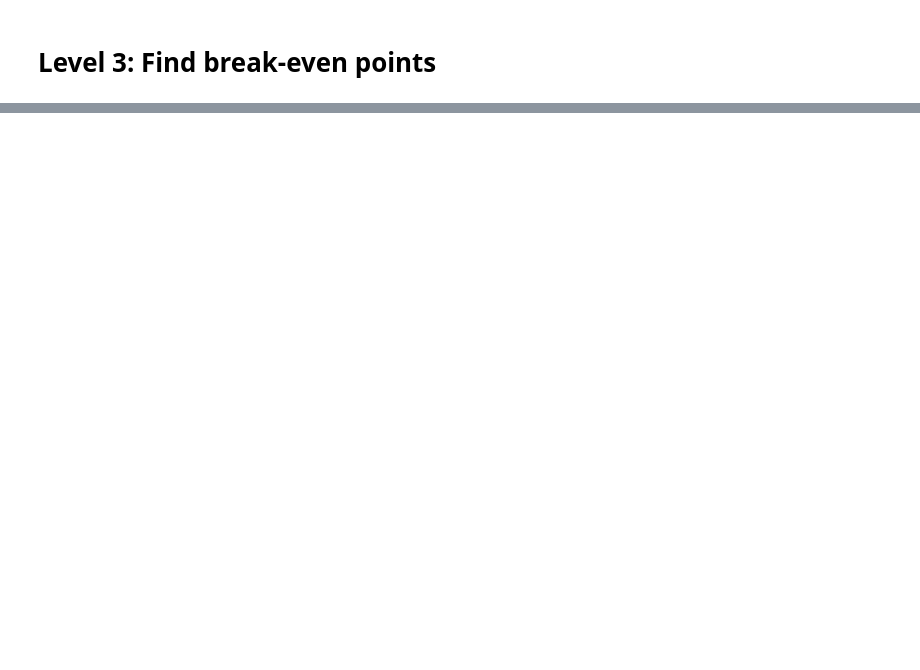
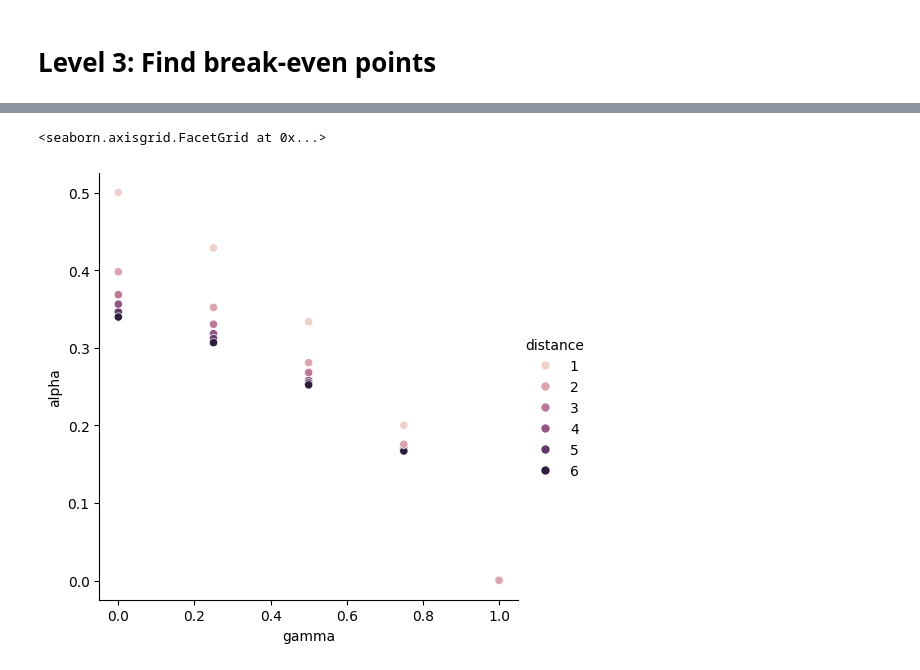
Before and after one commit to pkel/cpr, a Jupyter notebook: mdp/incenctive-compatibility.ipynb, the cells around one changed output, grey strips where cells are left out. Cells and saved outputs as stored; diff of their text form; code cells hidden in the pictures; blank space fills up the shorter version.

Commit message:
localize break even points for bitcoin

```diff
--- a/mdp/incenctive-compatibility.ipynb
+++ b/mdp/incenctive-compatibility.ipynb
@@ -429,2 +422,5 @@ for d, m in enumerate(ms):
 # %% [markdown]
 # Level 3: Find break-even points
+# %%
+evaluations = dict()
+break_even = dict()
@@ -430,0 +491,19 @@ for d, m in enumerate(ms):
+# %%
+for (gamma, distance, alpha), res in evaluations.items():
+    if (gamma, distance) not in break_even:
+        break_even[(gamma, distance)] = 1.0
+
+    if not res["honest"]:
+        break_even[(gamma, distance)] = min(break_even[(gamma, distance)], alpha)
+# %%
+import pandas as pd
+import seaborn as sns
+
+df = pd.DataFrame(
+    [(distance, gamma, be) for (gamma, distance), be in break_even.items()],
+    columns=["distance", "gamma", "alpha"],
+)
+sns.relplot(data=df, x="gamma", y="alpha", hue="distance")
+# %% [output]
+<seaborn.axisgrid.FacetGrid at 0x...>
+[figure, added]
```
Also changed, not shown: parts of 5 cells of this notebook.
